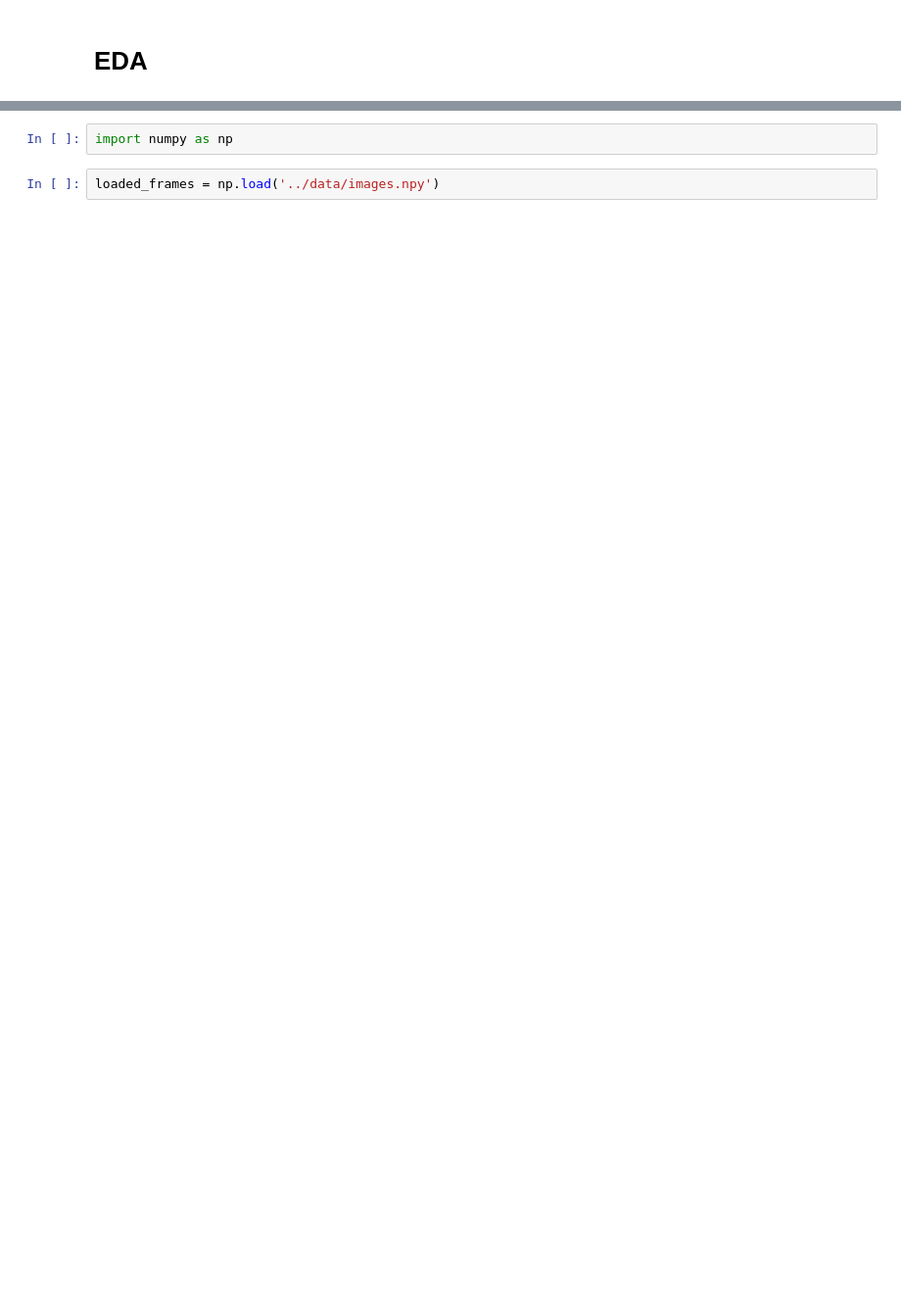
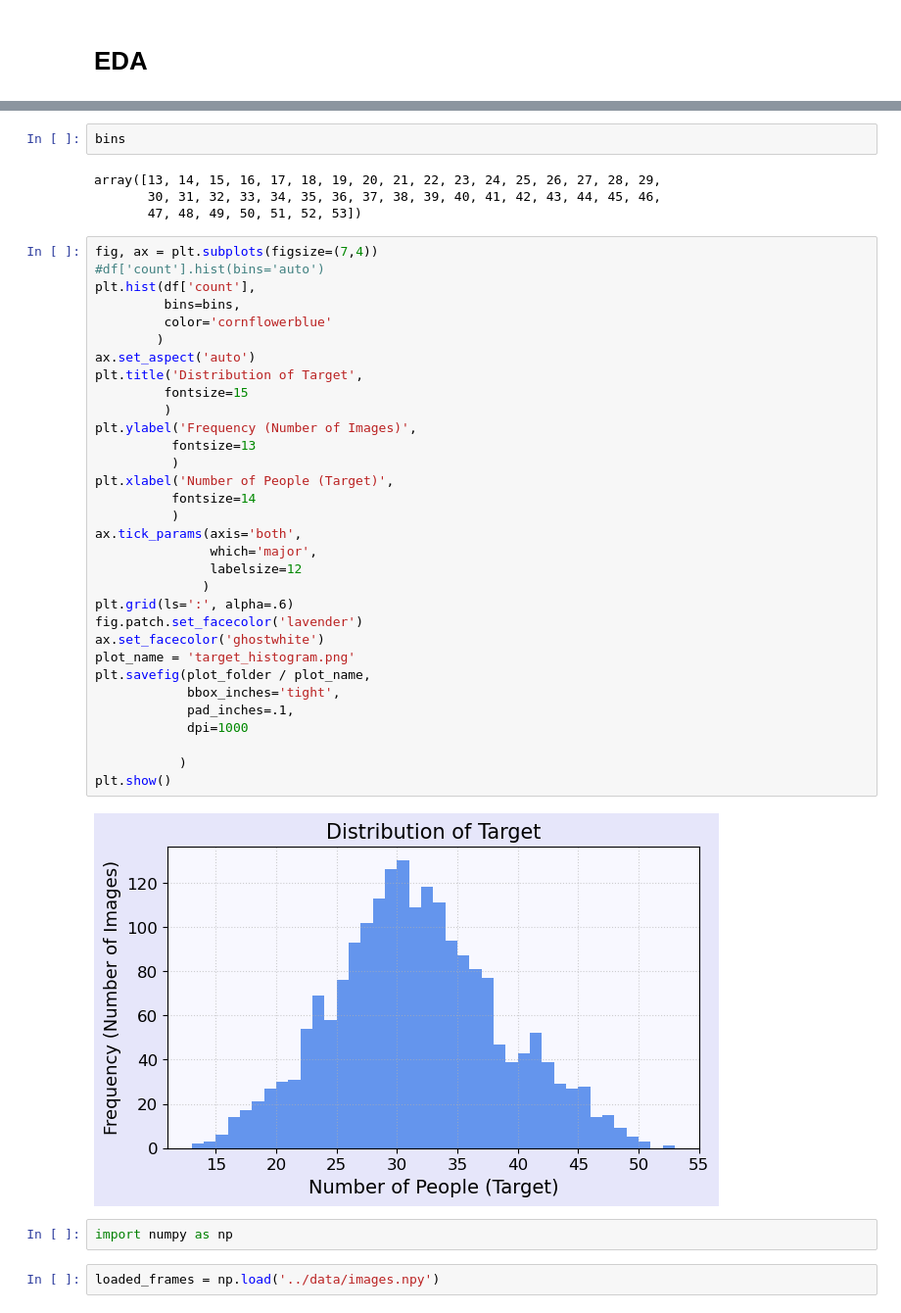
Before and after one commit to spencercody/AAI-521-Computer-Vision, a Jupyter notebook: dev_spencer/EDA.ipynb, the cells around one changed output, grey strips where cells are left out. Shown at 98% size. Saved outputs shown, nothing was run; the diff lists cells and outputs as text; blank space fills up the shorter version.

```diff
--- a/dev_spencer/EDA.ipynb
+++ b/dev_spencer/EDA.ipynb
@@ -45,3 +76,43 @@ Name: count, dtype: float64
+# %%
+bins
+# %% [output]
+array([13, 14, 15, 16, 17, 18, 19, 20, 21, 22, 23, 24, 25, 26, 27, 28, 29,
+       30, 31, 32, 33, 34, 35, 36, 37, 38, 39, 40, 41, 42, 43, 44, 45, 46,
+       47, 48, 49, 50, 51, 52, 53])
+# %%
+fig, ax = plt.subplots(figsize=(7,4))
+#df['count'].hist(bins='auto')
+plt.hist(df['count'],
+         bins=bins,
+         color='cornflowerblue'
+        )
+ax.set_aspect('auto')
+plt.title('Distribution of Target',
+         fontsize=15
+         )
+plt.ylabel('Frequency (Number of Images)',
+          fontsize=13
+          )
+plt.xlabel('Number of People (Target)',
+          fontsize=14
+          )
+ax.tick_params(axis='both',
+               which='major',
+               labelsize=12
+              )
+plt.grid(ls=':', alpha=.6)
+fig.patch.set_facecolor('lavender')
+ax.set_facecolor('ghostwhite')
+plot_name = 'target_histogram.png'
+plt.savefig(plot_folder / plot_name,
+            bbox_inches='tight',
+            pad_inches=.1,
+            dpi=1000
+
+           )
+plt.show()
+# %% [output]
+[figure, added]
 # %%
 import numpy as np
 # %%
```
Also changed, not shown: parts of 11 cells of this notebook, 12 other files.
